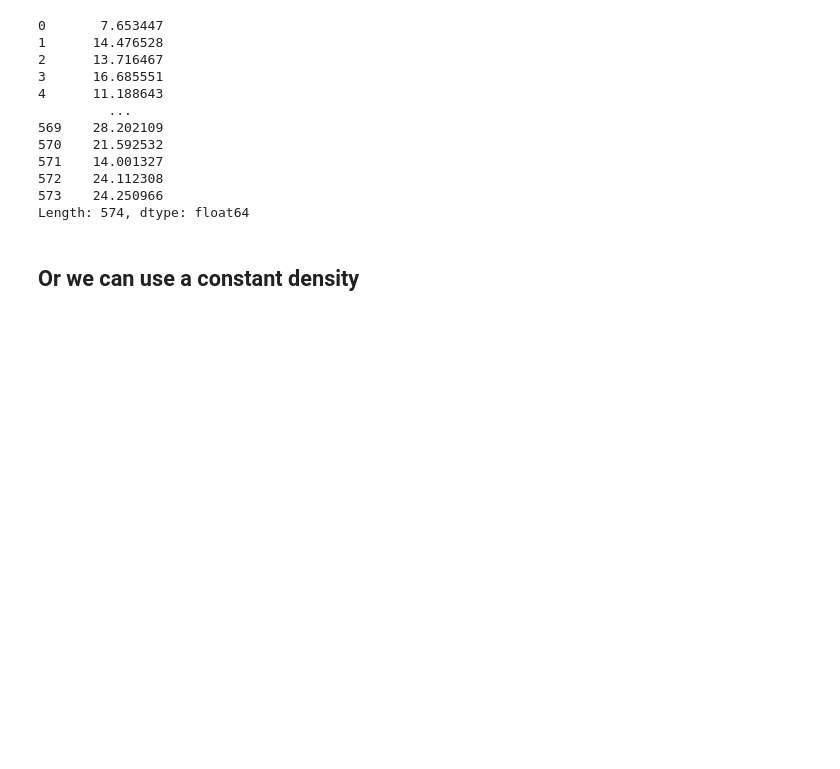
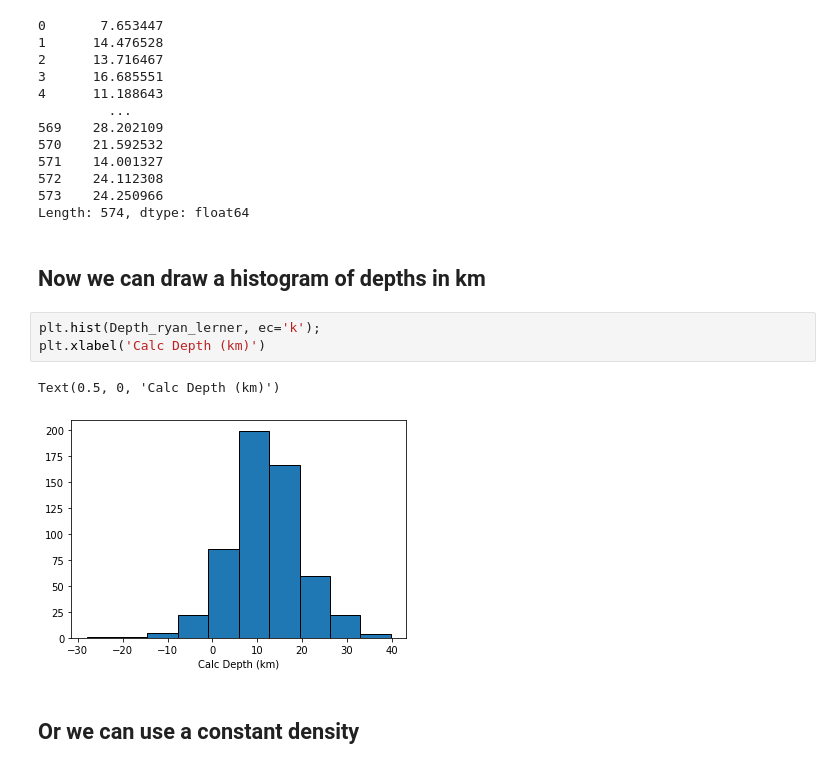
Before and after one commit to PennyWieser/Thermobar, a Jupyter notebook: docs/Examples/Other_features/Density_to_depth.ipynb, the cells around one changed output. Drawn from its saved outputs; the diff is of its cells as text; blank space fills up the shorter version.

```diff
--- a/docs/Examples/Other_features/Density_to_depth.ipynb
+++ b/docs/Examples/Other_features/Density_to_depth.ipynb
@@ -76,6 +128,14 @@ Depth_ryan_lerner
 572    24.112308
 573    24.250966
 Length: 574, dtype: float64
+# %% [markdown]
+## Now we can draw a histogram of depths in km
+# %%
+plt.hist(Depth_ryan_lerner, ec='k');
+plt.xlabel('Calc Depth (km)')
+# %% [output]
+Text(0.5, 0, 'Calc Depth (km)')
+[figure, added]
 # %% [markdown]
 ## Or we can use a constant density
 # %%
```
Also changed, not shown: parts of 10 cells of this notebook, 2 other files.
